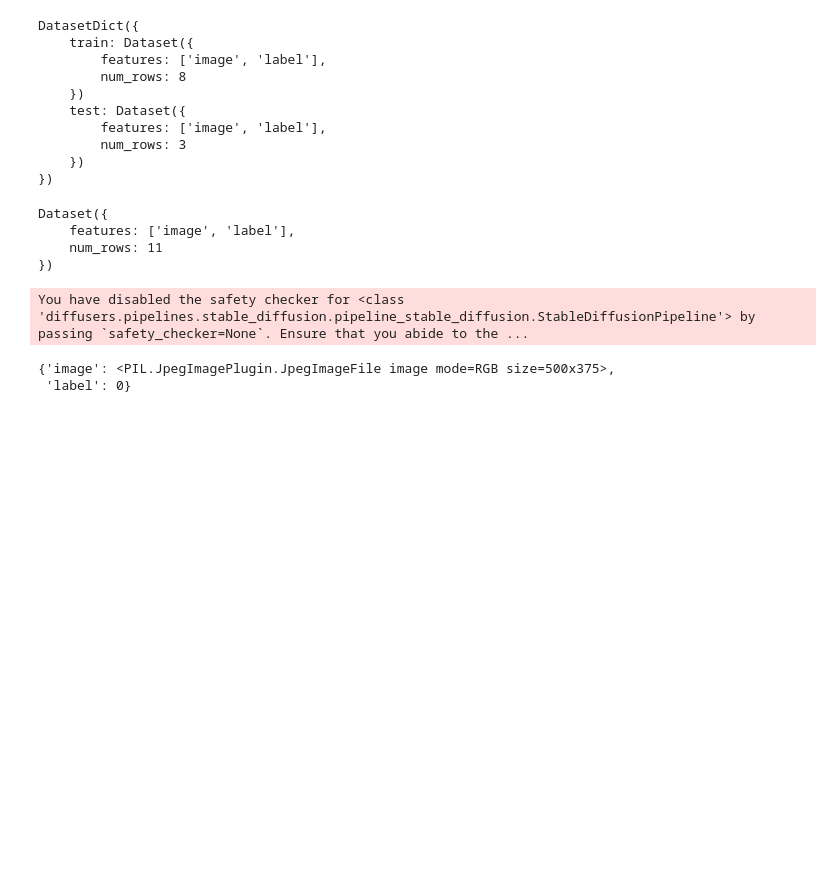
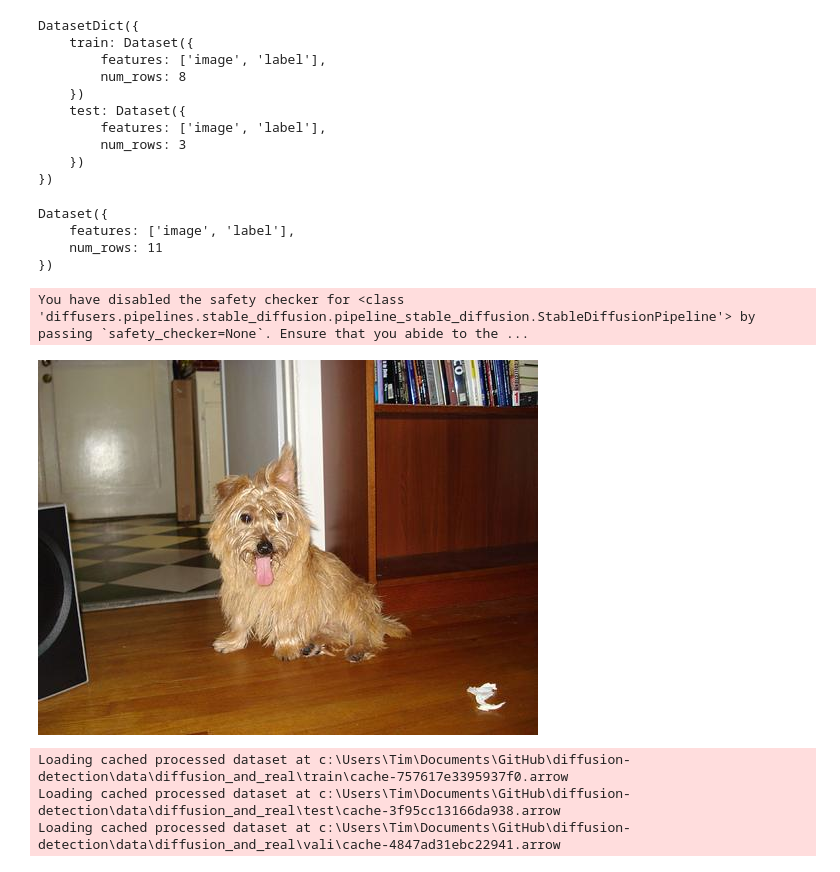
Before and after one commit to TimKond/diffusion-detection, a Jupyter notebook: data/dataset-inspect.ipynb, the cells around one changed output. Drawn from its saved outputs; the diff is of its cells as text; code cells hidden in the pictures; blank space fills up the shorter version.

Commit message:
BEiT training

```diff
--- a/data/dataset-inspect.ipynb
+++ b/data/dataset-inspect.ipynb
@@ -121,7 +121,22 @@ You have disabled the safety checker for <class 'diffusers.pipelines.stable_diff
 from datasets import load_from_disk
 ds = load_from_disk("diffusion_and_real")
 # %%
-ds["vali"][0]
+ds["vali"][0]["image"]
 # %% [output]
-{'image': <PIL.JpegImagePlugin.JpegImageFile image mode=RGB size=500x375>,
- 'label': 0}
+[figure, added]
+# %%
+from PIL import Image
+def crop_image(img):
+    width, height = img["image"].size
+    target_size = min(width, height)
+    left = max(0, (width - target_size ) // 2)
+    right = left + target_size
+    top = max(0, (height - target_size ) // 2)
+    bottom = top + target_size
+    img["image"] = img["image"].crop((left, top, right, bottom)).convert('RGB')
+    return img
+ds = ds.map(crop_image)
+# %% [output]
+Loading cached processed dataset at c:\Users\Tim\Documents\GitHub\diffusion-detection\data\diffusion_and_real\train\cache-757617e3395937f0.arrow
+Loading cached processed dataset at c:\Users\Tim\Documents\GitHub\diffusion-detection\data\diffusion_and_real\test\cache-3f95cc13166da938.arrow
+Loading cached processed dataset at c:\Users\Tim\Documents\GitHub\diffusion-detection\data\diffusion_and_real\vali\cache-4847ad31ebc22941.arrow
```
Also changed, not shown: parts of 4 cells of this notebook, 4 other files.
